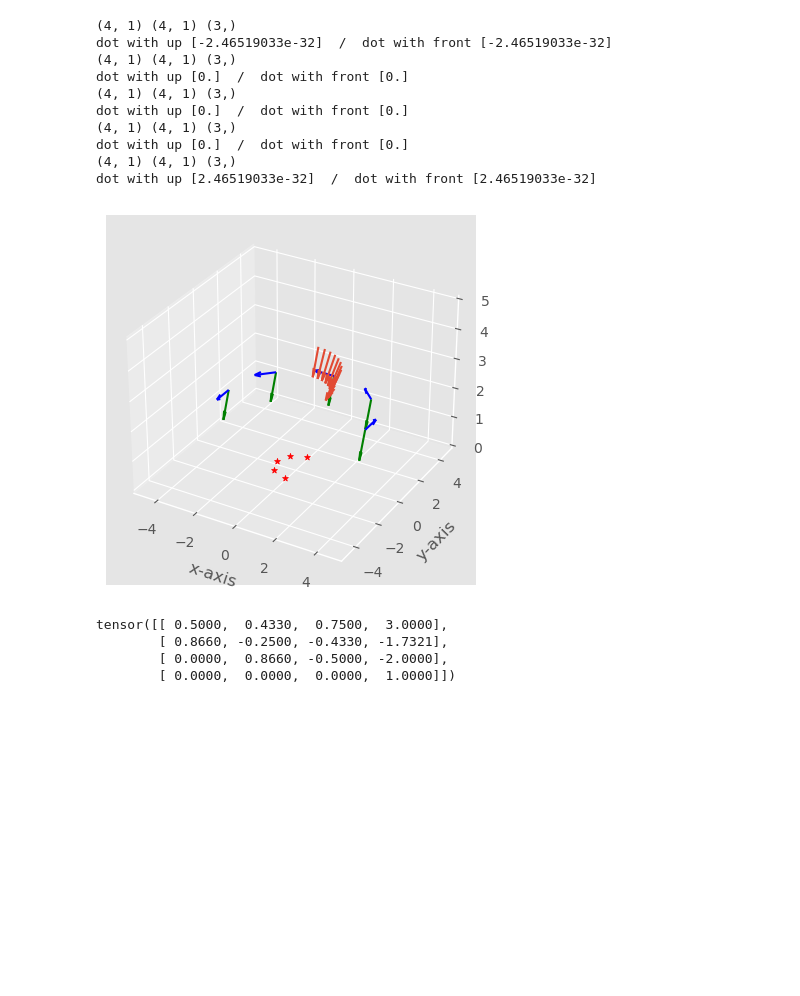
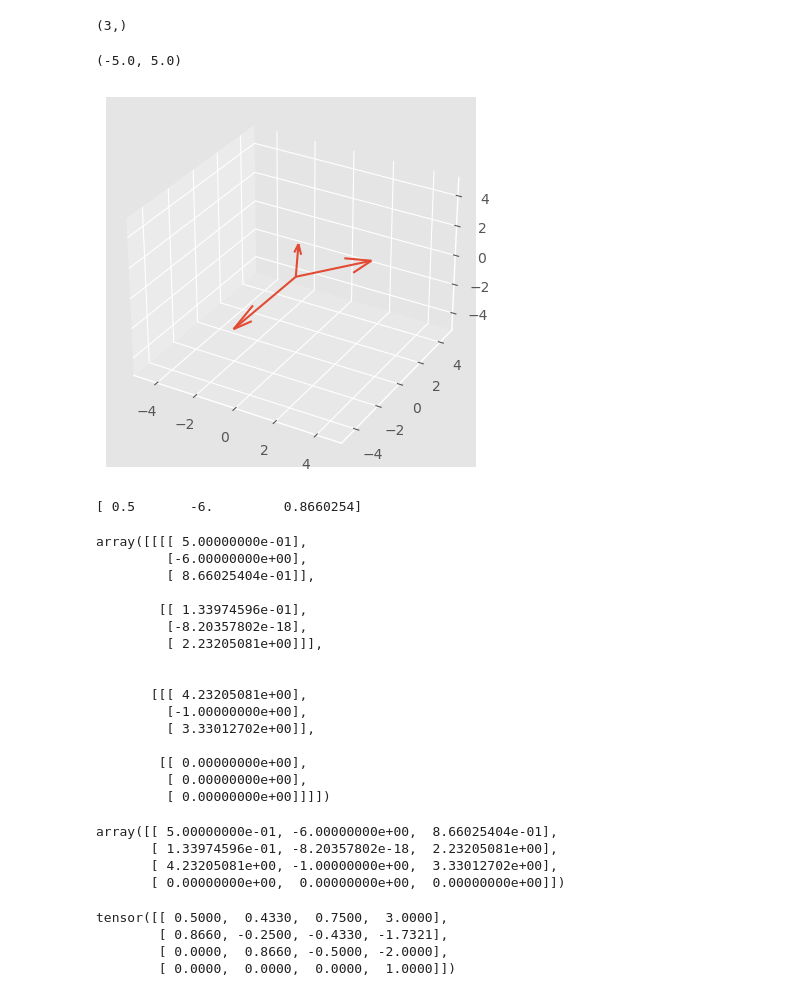
Before and after one commit to minjunsz/nerf, a Jupyter notebook: notebook/test_generate_pos.ipynb, the cells around one changed output. Saved outputs shown, nothing was run; the diff lists cells and outputs as text; code cells hidden in the pictures; blank space fills up the shorter version.

```diff
--- a/notebook/test_generate_pos.ipynb
+++ b/notebook/test_generate_pos.ipynb
@@ -68,11 +68,12 @@ for theta in thetas:
     start =  matrix @ origin
     dest = matrix @ view_dir
     up = matrix @ upward
+    delta = dest - start
 
-    ax.scatter(matrix[:3,0][0], matrix[:3,0][1], matrix[:3,0][2], c='red', marker='*')
+    ax.scatter(*(0,0,0), c='red', marker='*')
     ax.quiver(start[0], start[1], start[2], delta[0], delta[1], delta[2], color='g')
-    ax.quiver(start[0], start[1], start[2], matrix[:3,0][0], matrix[:3,0][1], matrix[:3,0][2], color='b')
-    print(f"dot with up {matrix[:3,0].T @ up[:3]}  /  dot with front {matrix[:3,0] @ dest[:3]}")
+    # ax.quiver(start[0], start[1], start[2], matrix[:3,0][0], matrix[:3,0][1], matrix[:3,0][2], color='b')
+    print(f"dot with up {matrix[:3,1].T @ up[:3]}  /  dot with front {matrix[:3,2] @ delta[:3]}")
 
 ax.set_xlim([-5, 5])
 ax.set_ylim([-5, 5])
@@ -80,15 +81,23 @@ ax.set_zlim([0, 5])
 ax.set_xlabel("x-axis")
 ax.set_ylabel("y-axis")
 plt.show()
-# %% [output]
-(4, 1) (4, 1) (3,)
-dot with up [-2.46519033e-32]  /  dot with front [-2.46519033e-32]
-(4, 1) (4, 1) (3,)
-dot with up [0.]  /  dot with front [0.]
-(4, 1) (4, 1) (3,)
-dot with up [0.]  /  dot with front [0.]
-(4, 1) (4, 1) (3,)
-dot with up [0.]  /  dot with front [0.]
-(4, 1) (4, 1) (3,)
-dot with up [2.46519033e-32]  /  dot with front [2.46519033e-32]
-[figure, removed]
+# %%
+v1.shape
+# %% [output]
+(3,)
+# %%
+v1 = np.array([6,1,0])
+v2 = np.array([0,2,1])
+v3 = np.array([1,5,-2])
+
+fig = plt.figure()
+ax = fig.add_subplot(111, projection='3d')
+ax.quiver(0,0,0, *(matrix[:3,:3]@v1.T))
+ax.quiver(0,0,0, *(matrix[:3,:3]@v2.T))
+ax.quiver(0,0,0, *(matrix[:3,:3]@v3.T))
+ax.set_xlim([-5, 5])
+ax.set_ylim([-5, 5])
+ax.set_zlim([-5, 5])
+# %% [output]
+(-5.0, 5.0)
+[figure, added]
@@ -94,0 +116,32 @@ dot with up [2.46519033e-32]  /  dot with front [2.46519033e-32]
+# %%
+print((matrix[:3,:3]@v1.T))
+# %% [output]
+[ 0.5       -6.         0.8660254]
+# %%
+v = np.array([[[6, 1, 0], [0, 2, 1]], [[1, 5, -2], [0,0,0]]])
+(matrix[:3,:3]@v[...,None])
+# %% [output]
+array([[[[ 5.00000000e-01],
+         [-6.00000000e+00],
+         [ 8.66025404e-01]],
+
+        [[ 1.33974596e-01],
+         [-8.20357802e-18],
+         [ 2.23205081e+00]]],
+
+
+       [[[ 4.23205081e+00],
+         [-1.00000000e+00],
+         [ 3.33012702e+00]],
+
+        [[ 0.00000000e+00],
+         [ 0.00000000e+00],
+         [ 0.00000000e+00]]]])
+# %%
+v = np.array([[6, 1, 0], [0, 2, 1], [1, 5, -2], [0,0,0]])
+(matrix[:3,:3]@v.T).T
+# %% [output]
+array([[ 5.00000000e-01, -6.00000000e+00,  8.66025404e-01],
+       [ 1.33974596e-01, -8.20357802e-18,  2.23205081e+00],
+       [ 4.23205081e+00, -1.00000000e+00,  3.33012702e+00],
+       [ 0.00000000e+00,  0.00000000e+00,  0.00000000e+00]])
```
Also changed, not shown: parts of 2 cells of this notebook, 1 other file.
